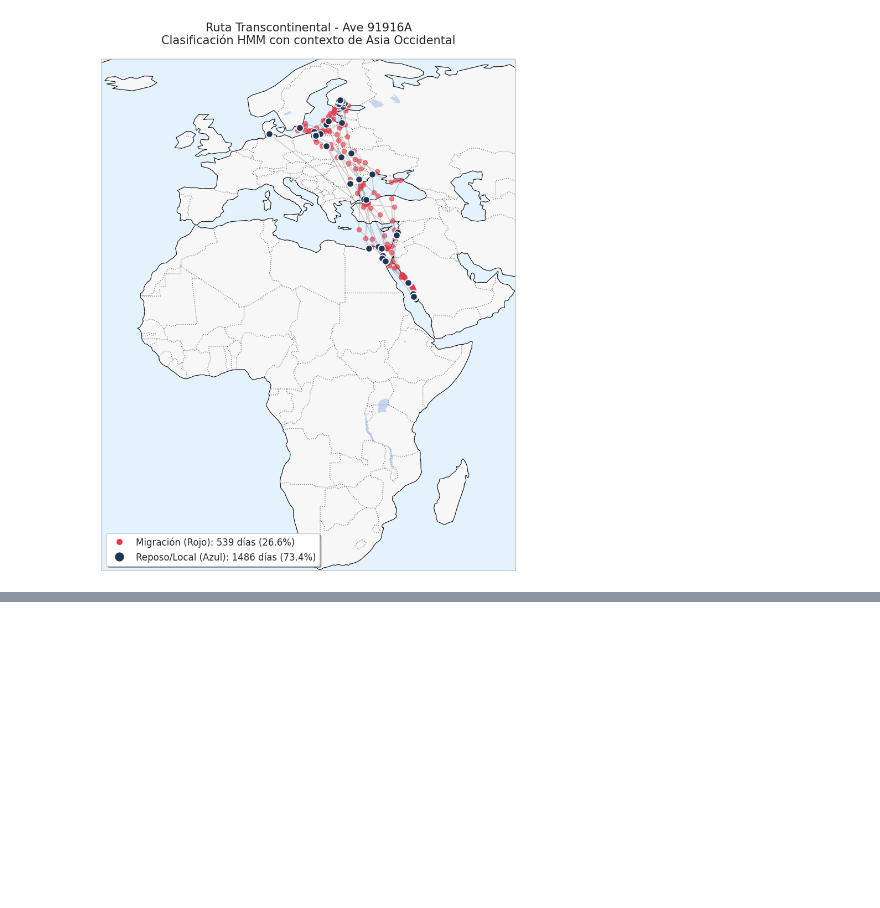
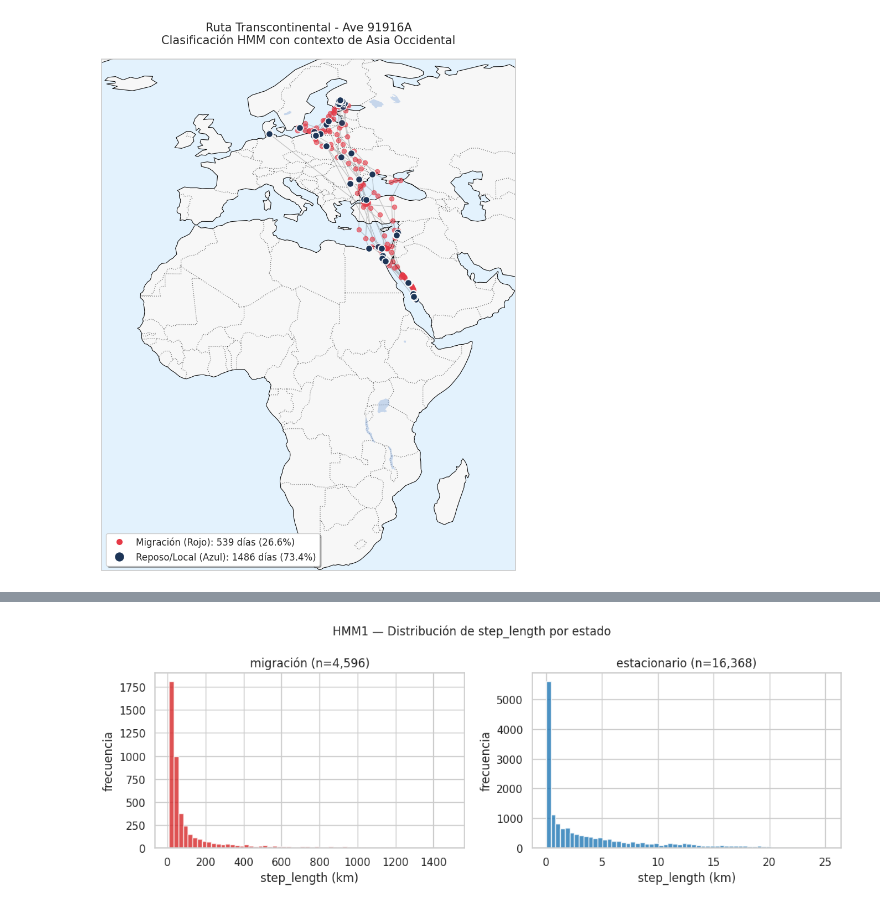
Before and after one commit to JuanLlorens10/TFG-bird-migration, a Jupyter notebook: notebooks/HMM.ipynb, the cells around one changed output, grey strips where cells are left out. Drawn from its saved outputs; the diff is of its cells as text; code cells hidden in the pictures; blank space fills up the shorter version.

```diff
--- a/notebooks/HMM.ipynb
+++ b/notebooks/HMM.ipynb
@@ -346,0 +359,25 @@ for tray_id in df_hmm_ready['trayectoria_id'].unique()[:20]: # Dibujamos solo 20
+# %%
+import pandas as pd
+import numpy as np
+
+# Estado 0 = migración (mean step ~120 km), Estado 1 = estacionario (~4 km)
+# Lo detectamos automáticamente para que sea robusto a cambios de semilla.
+migration_state = int(np.argmax(model.means_[:, 0]))
+stationary_state = 1 - migration_state
+print(f'Estado interno {migration_state} → migración  |  {stationary_state} → estacionario')
+
+# Reetiquetamos en una columna nueva para no tocar estado_hmm original
+df_hmm_ready['estado_label'] = df_hmm_ready['estado_hmm'].map(
+    {migration_state: 0, stationary_state: 1}
+)
+
+# --- Estadísticas por estado ---
+stats = (df_hmm_ready.groupby('estado_label')
+         .agg(n=('step_length', 'size'),
+              step_mean_km=('step_length', 'mean'),
+              step_median_km=('step_length', 'median'),
+              step_std_km=('step_length', 'std'),
+              abs_turn_rad=('turning_angle', lambda s: np.abs(s).mean()))
+         .rename(index={0: 'migración (0)', 1: 'estacionario (1)'}))
+print('\nEstadísticas por estado (escala original):')
+stats.round(3)
@@ -346,0 +422,17 @@ for tray_id in df_hmm_ready['trayectoria_id'].unique()[:20]: # Dibujamos solo 20
+# %%
+import matplotlib.pyplot as plt
+
+# --- Histogramas de step_length por estado ---
+fig, axes = plt.subplots(1, 2, figsize=(11, 4))
+for lbl, name, ax, color in [(0, 'migración', axes[0], 'tab:red'),
+                              (1, 'estacionario', axes[1], 'tab:blue')]:
+    sub = df_hmm_ready.loc[df_hmm_ready['estado_label'] == lbl, 'step_length']
+    ax.hist(sub, bins=60, color=color, alpha=0.8)
+    ax.set_title(f'{name} (n={len(sub):,})')
+    ax.set_xlabel('step_length (km)')
+    ax.set_ylabel('frecuencia')
+plt.suptitle('HMM1 — Distribución de step_length por estado', fontsize=12)
+plt.tight_layout()
+plt.show()
+# %% [output]
+[figure, added]
```
Also changed, not shown: parts of 8 cells of this notebook.
